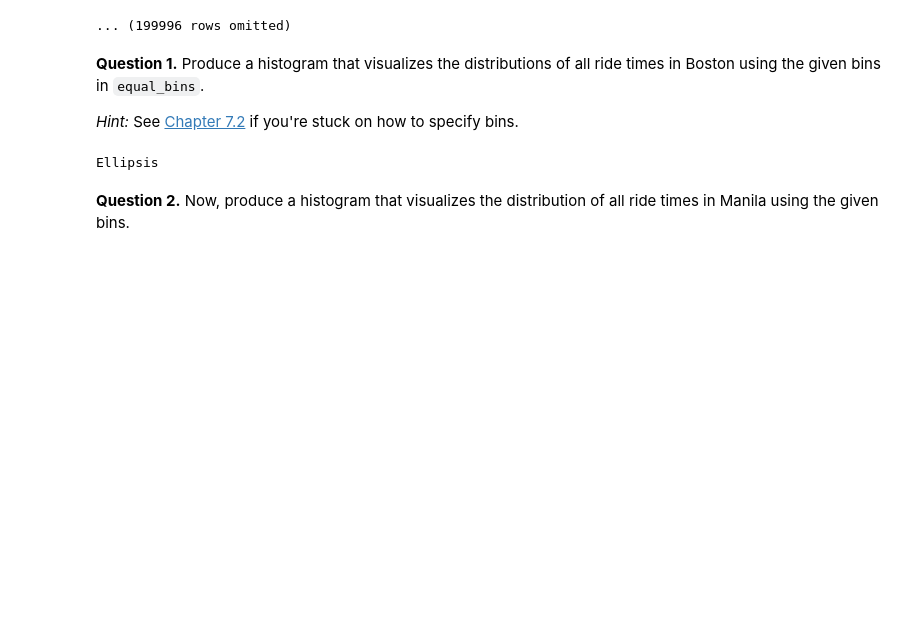
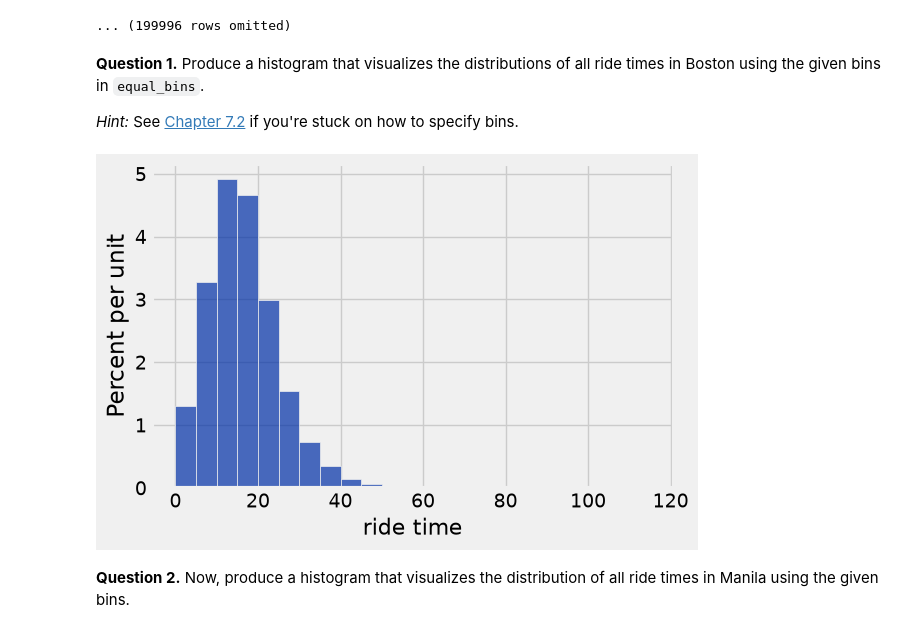
Before and after one commit to Tater-23/Data1, a Jupyter notebook: Homework 3 - Visualizations/hw03.ipynb, the cells around one changed output. Cells and saved outputs as stored; diff of their text form; code cells hidden in the pictures; blank space fills up the shorter version.

```diff
--- a/Homework 3 - Visualizations/hw03.ipynb
+++ b/Homework 3 - Visualizations/hw03.ipynb
@@ -347,9 +347,9 @@ Manila Table
 *Hint:* See [Chapter 7.2](https://inferentialthinking.com/chapters/07/2/Visualizing_Numerical_Distributions.html) if you're stuck on how to specify bins.
 # %%
 equal_bins = np.arange(0, 120, 5)
-...
+boston.hist('ride time', bins=equal_bins)
 # %% [output]
-Ellipsis
+[figure, added]
 # %% [markdown]
 <!-- END QUESTION -->
 
```
Also changed, not shown: parts of 11 cells of this notebook, 1 other file.
